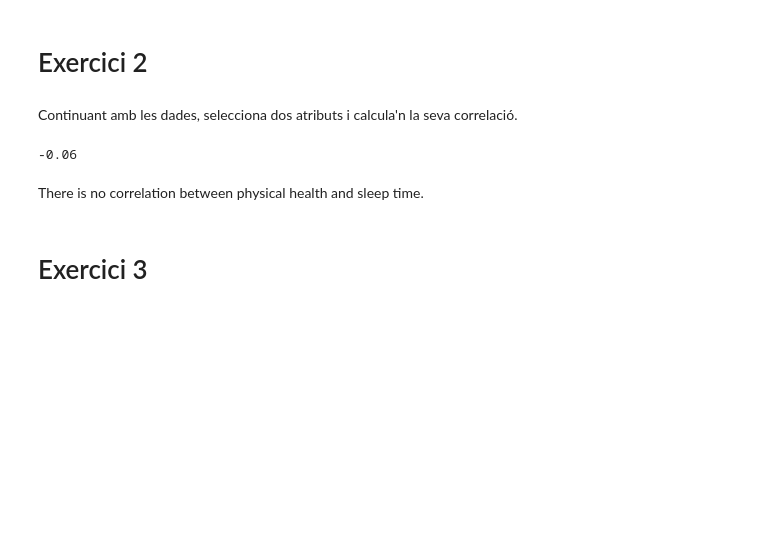
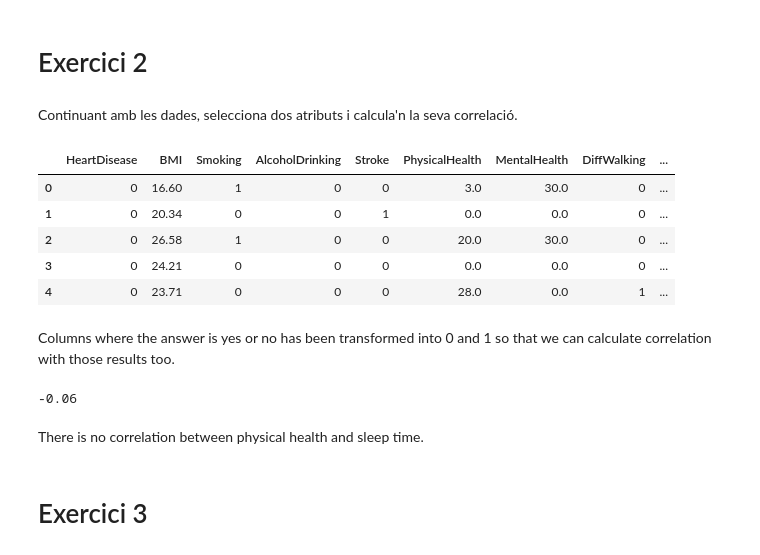
Before and after one commit to mimikyu8/Statistics, a Jupyter notebook: S06 T01 - Dades, probabilitats i estadístiques.ipynb, the cells around one changed output. Saved outputs shown, nothing was run; the diff lists cells and outputs as text; code cells hidden in the pictures; blank space fills up the shorter version.

```diff
--- a/S06 T01 - Dades, probabilitats i estadístiques.ipynb
+++ b/S06 T01 - Dades, probabilitats i estadístiques.ipynb
@@ -39,3 +61,14 @@ Continuant amb les dades, selecciona dos atributs i calcula'n la seva correlaci
+# %%
+df.head()
+# %% [output]
+|  | HeartDisease | BMI | Smoking | AlcoholDrinking | Stroke | PhysicalHealth | MentalHealth | DiffWalking | ... |
+| 0 | 0 | 16.60 | 1 | 0 | 0 | 3.0 | 30.0 | 0 | ... |
+| 1 | 0 | 20.34 | 0 | 0 | 1 | 0.0 | 0.0 | 0 | ... |
+| 2 | 0 | 26.58 | 1 | 0 | 0 | 20.0 | 30.0 | 0 | ... |
+| 3 | 0 | 24.21 | 0 | 0 | 0 | 0.0 | 0.0 | 0 | ... |
+| 4 | 0 | 23.71 | 0 | 0 | 0 | 28.0 | 0.0 | 1 | ... |
+# %% [markdown]
+Columns where the answer is yes or no has been transformed into 0 and 1 so that we can calculate correlation with those results too.
 # %%
 df["PhysicalHealth"].corr(df["SleepTime"]).round(2)
 # %% [output]
```
Also changed, not shown: parts of 9 cells of this notebook.
